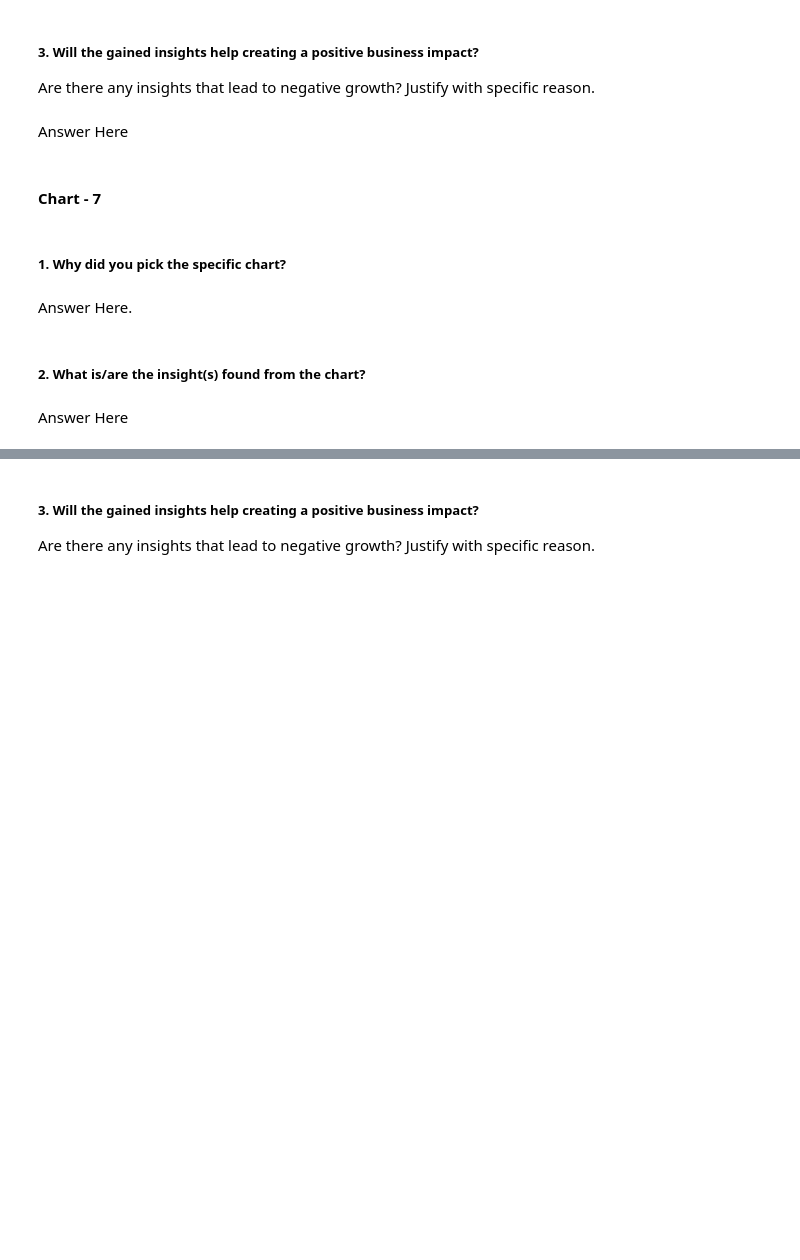
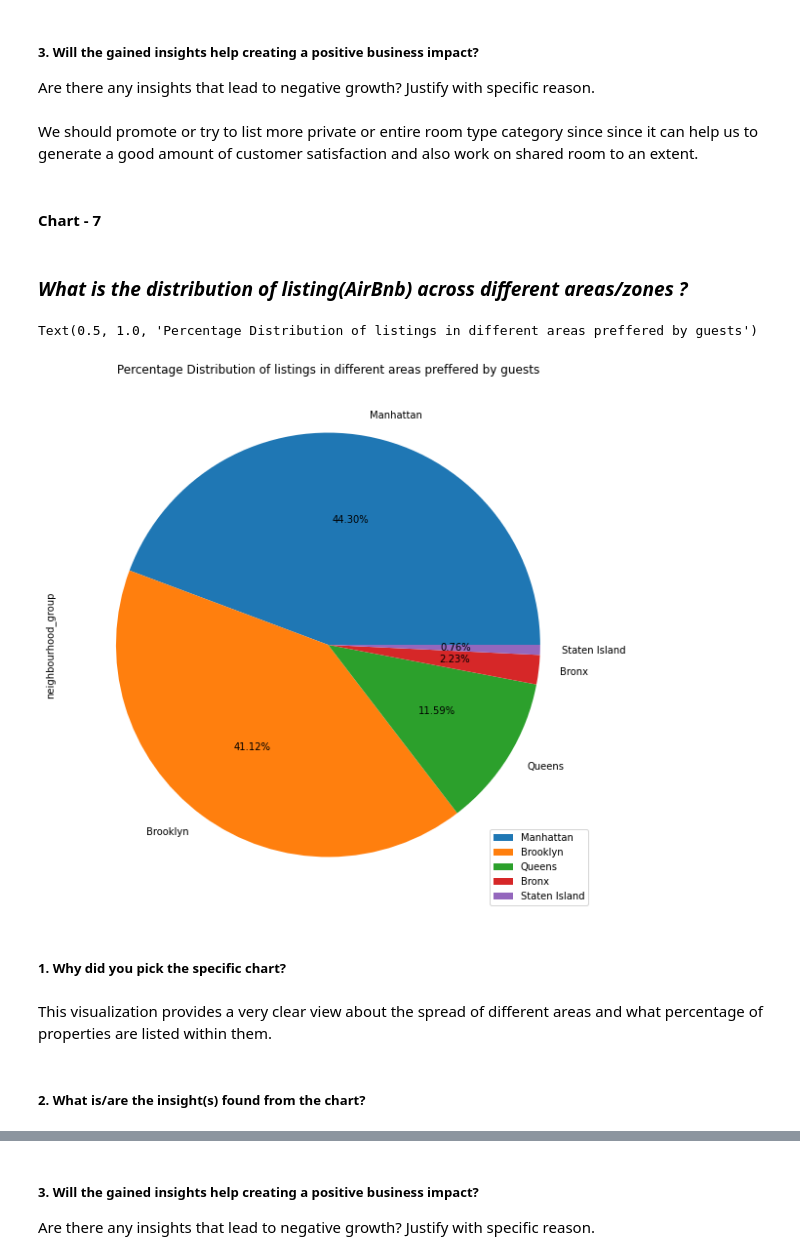
Before and after one commit to apurva-shrivastava/AirBnb-Booking-Analysis, a Jupyter notebook: Apurva_Shrivastava_EDA_Submission_Template.ipynb, the cells around one changed output, grey strips where cells are left out. Cells and saved outputs as stored; diff of their text form; code cells hidden in the pictures; blank space fills up the shorter version.

```diff
--- a/Apurva_Shrivastava_EDA_Submission_Template.ipynb
+++ b/Apurva_Shrivastava_EDA_Submission_Template.ipynb
@@ -447,7 +460,7 @@ Answer Here
 # %% [markdown]
 ##### 3. Will the gained insights help creating a positive business impact?
 Are there any insights that lead to negative growth? Justify with specific reason.
-# %% [markdown]
-Answer Here
+# %% [markdown]
+We should promote or try to list more private or entire room type category since since it can help us to generate a good amount of customer satisfaction and also work on shared room to an extent.
 # %% [markdown]
 #### Chart - 7
@@ -456,8 +467,15 @@ Answer Here
+# %% [markdown]
+### ***What is the distribution of listing(AirBnb) across different areas/zones ?***
+# %%
+# Chart - 7 visualization code
+air_df_new['neighbourhood_group'].value_counts().plot(kind='pie',legend=True,figsize=(10,10),autopct='%1.2f%%')
+plt.title("Percentage Distribution of listings in different areas preffered by guests")
+# %% [output]
+Text(0.5, 1.0, 'Percentage Distribution of listings in different areas preffered by guests')
+[figure, added]
 # %% [markdown]
 ##### 1. Why did you pick the specific chart?
-# %% [markdown]
-Answer Here.
+# %% [markdown]
+This visualization provides a very clear view about the spread of different areas and what percentage of properties are listed within them.
 # %% [markdown]
 ##### 2. What is/are the insight(s) found from the chart?
-# %% [markdown]
-Answer Here
```
Also changed, not shown: parts of 81 cells of this notebook.
